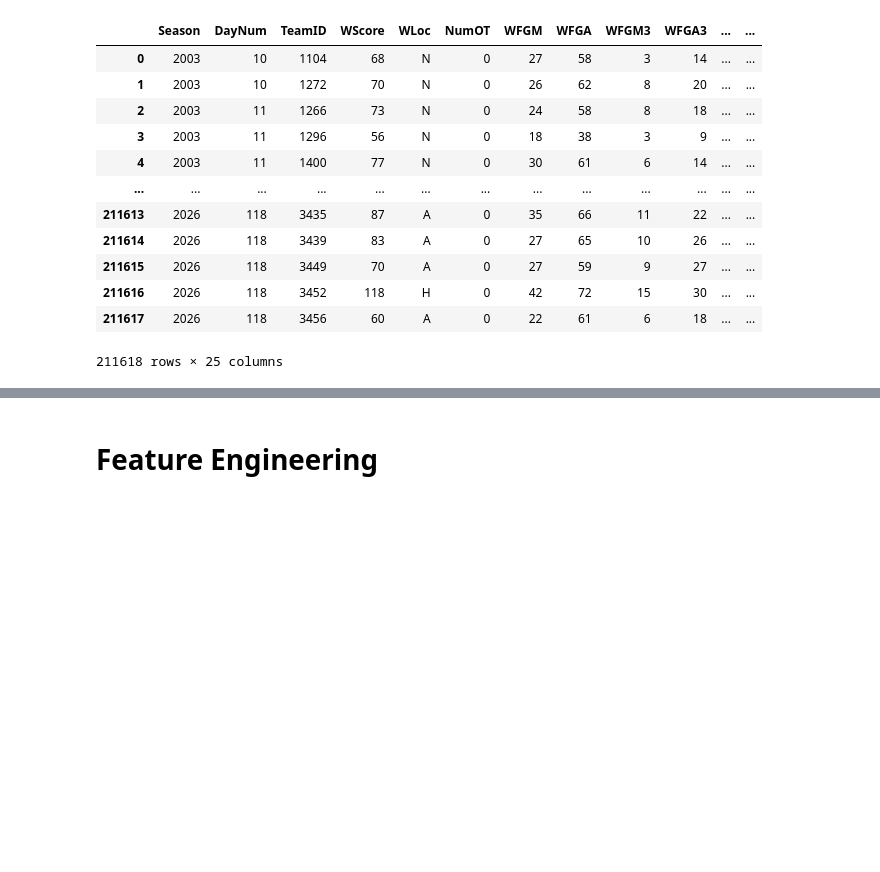
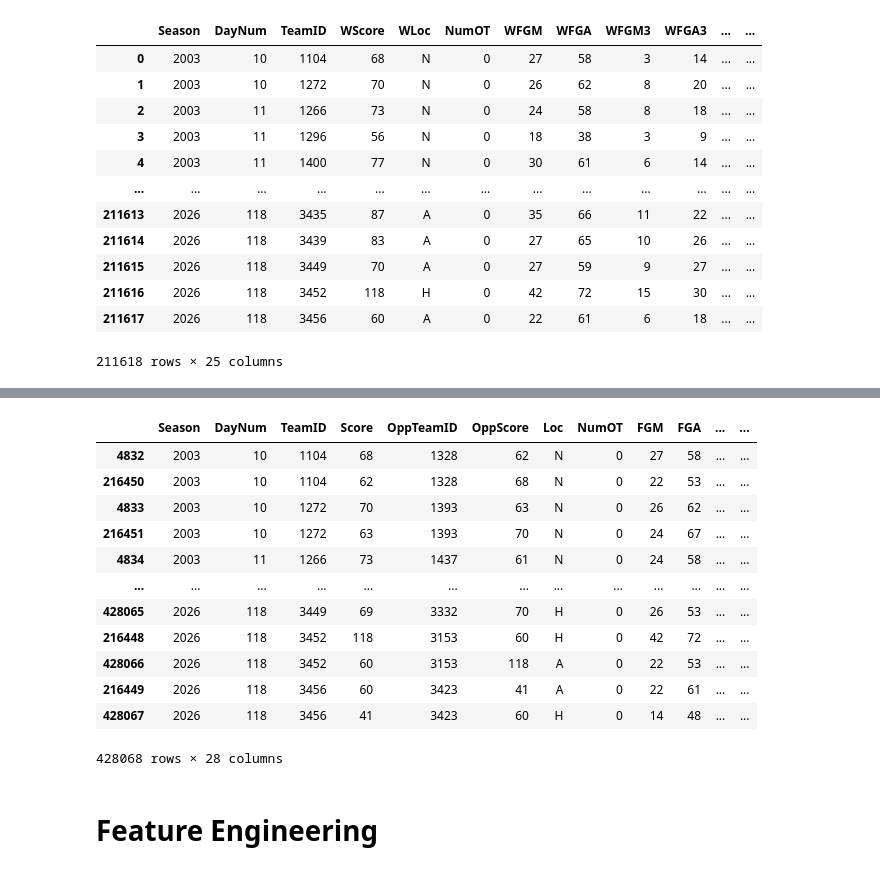
Before and after one commit to Sanket-g-75/March-Machine-Learning-Mania-2026, a Jupyter notebook: notebooks/data.ipynb, the cells around one changed output, grey strips where cells are left out. Cells and saved outputs as stored; diff of their text form; code cells hidden in the pictures; blank space fills up the shorter version.

```diff
--- a/notebooks/data.ipynb
+++ b/notebooks/data.ipynb
@@ -256,15 +257,15 @@ data['LLoc'] = data.apply(ground,axis=1)
 data2['LLoc'] = data2.apply(ground,axis=1)
 # %%
 # first I will have to separate winners and losers
-dataw = data[['Season', 'DayNum', 'WTeamID', 'WScore', 'WLoc',
+dataw = data[['Season', 'DayNum', 'WTeamID', 'WScore', 'LTeamID', 'LScore','WLoc',
        'NumOT', 'WFGM', 'WFGA', 'WFGM3', 'WFGA3', 'WFTM', 'WFTA', 'WOR', 'WDR',
        'WAst', 'WTO', 'WStl', 'WBlk', 'WPF','Gender']]
 
-datal = data[['Season', 'DayNum','LTeamID', 'LScore','LLoc',
+datal = data[['Season', 'DayNum','LTeamID', 'LScore', 'WTeamID', 'WScore','LLoc',
               'NumOT', 'LFGM', 'LFGA', 'LFGM3', 'LFGA3','LFTM', 'LFTA', 'LOR', 'LDR',
               'LAst', 'LTO', 'LStl', 'LBlk', 'LPF','Gender']]
 
-dataw.rename(columns={'WTeamID':'TeamID'},inplace=True)
-datal.rename(columns={'LTeamID':'TeamID'},inplace=True)
+dataw.rename(columns={'WTeamID':'TeamID','LTeamID':'OppTeamID','LScore':'OppScore'},inplace=True)
+datal.rename(columns={'LTeamID':'TeamID','WTeamID':'OppTeamID','WScore':'OppScore'},inplace=True)
 # %%
 
@@ -531 +515,3 @@ final_df.shape
+# %%
+final_df.sort_values(by=['Season','DayNum','TeamID'],inplace=True)
 # %%
@@ -533,2 +519,18 @@ final_df.to_csv(os.path.join(path,'data','processed','FData.csv'))
+# %%
+final_df
+# %% [output]
+|  | Season | DayNum | TeamID | Score | OppTeamID | OppScore | Loc | NumOT | FGM | FGA | ... | ... |
+| 4832 | 2003 | 10 | 1104 | 68 | 1328 | 62 | N | 0 | 27 | 58 | ... | ... |
+| 216450 | 2003 | 10 | 1104 | 62 | 1328 | 68 | N | 0 | 22 | 53 | ... | ... |
+| 4833 | 2003 | 10 | 1272 | 70 | 1393 | 63 | N | 0 | 26 | 62 | ... | ... |
+| 216451 | 2003 | 10 | 1272 | 63 | 1393 | 70 | N | 0 | 24 | 67 | ... | ... |
+| 4834 | 2003 | 11 | 1266 | 73 | 1437 | 61 | N | 0 | 24 | 58 | ... | ... |
+| ... | ... | ... | ... | ... | ... | ... | ... | ... | ... | ... | ... | ... |
+| 428065 | 2026 | 118 | 3449 | 69 | 3332 | 70 | H | 0 | 26 | 53 | ... | ... |
+| 216448 | 2026 | 118 | 3452 | 118 | 3153 | 60 | H | 0 | 42 | 72 | ... | ... |
+| 428066 | 2026 | 118 | 3452 | 60 | 3153 | 118 | A | 0 | 22 | 53 | ... | ... |
+| 216449 | 2026 | 118 | 3456 | 60 | 3423 | 41 | A | 0 | 22 | 61 | ... | ... |
+| 428067 | 2026 | 118 | 3456 | 41 | 3423 | 60 | H | 0 | 14 | 48 | ... | ... |
+428068 rows × 28 columns
 # %% [markdown]
 # Feature Engineering
```
Also changed, not shown: parts of 30 cells of this notebook.
